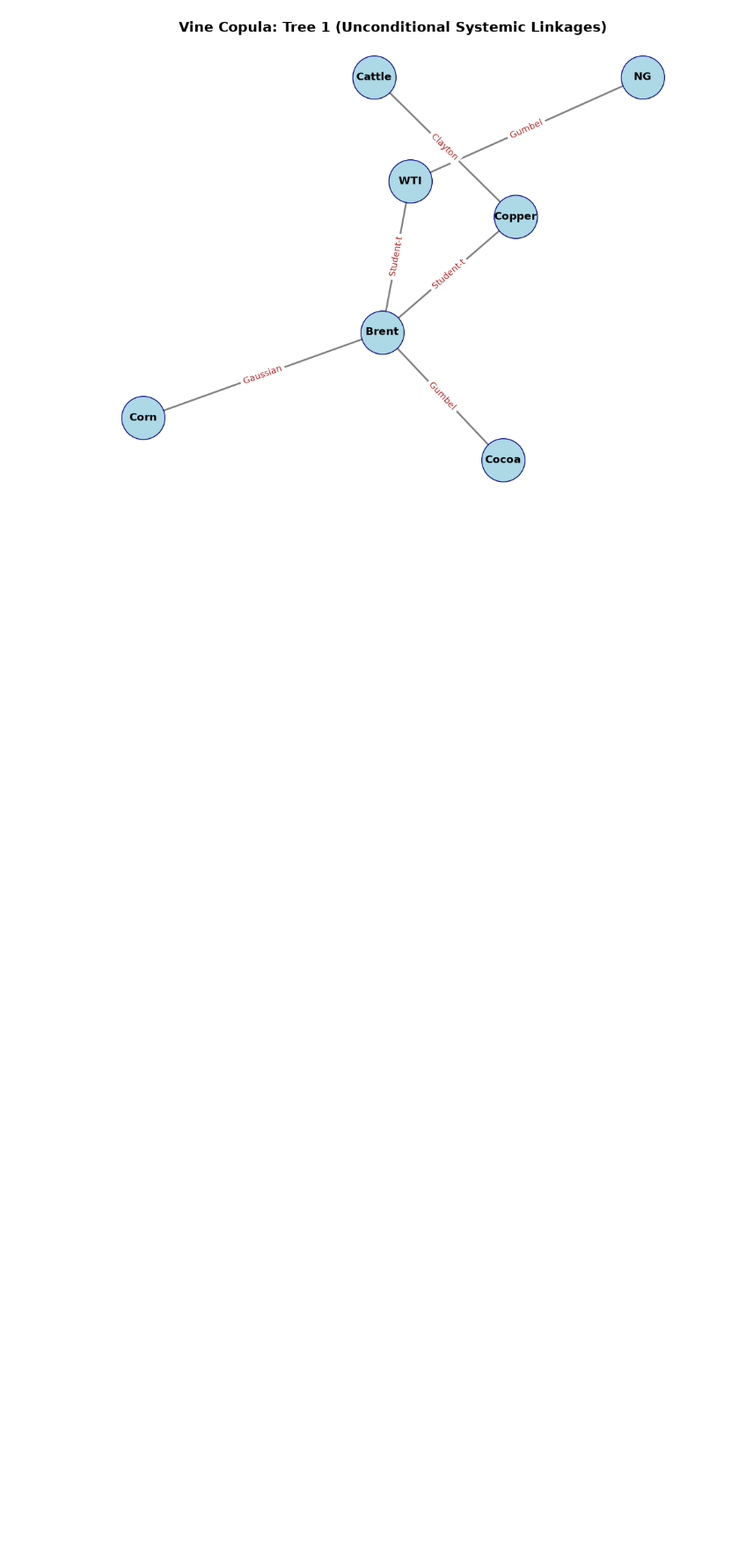
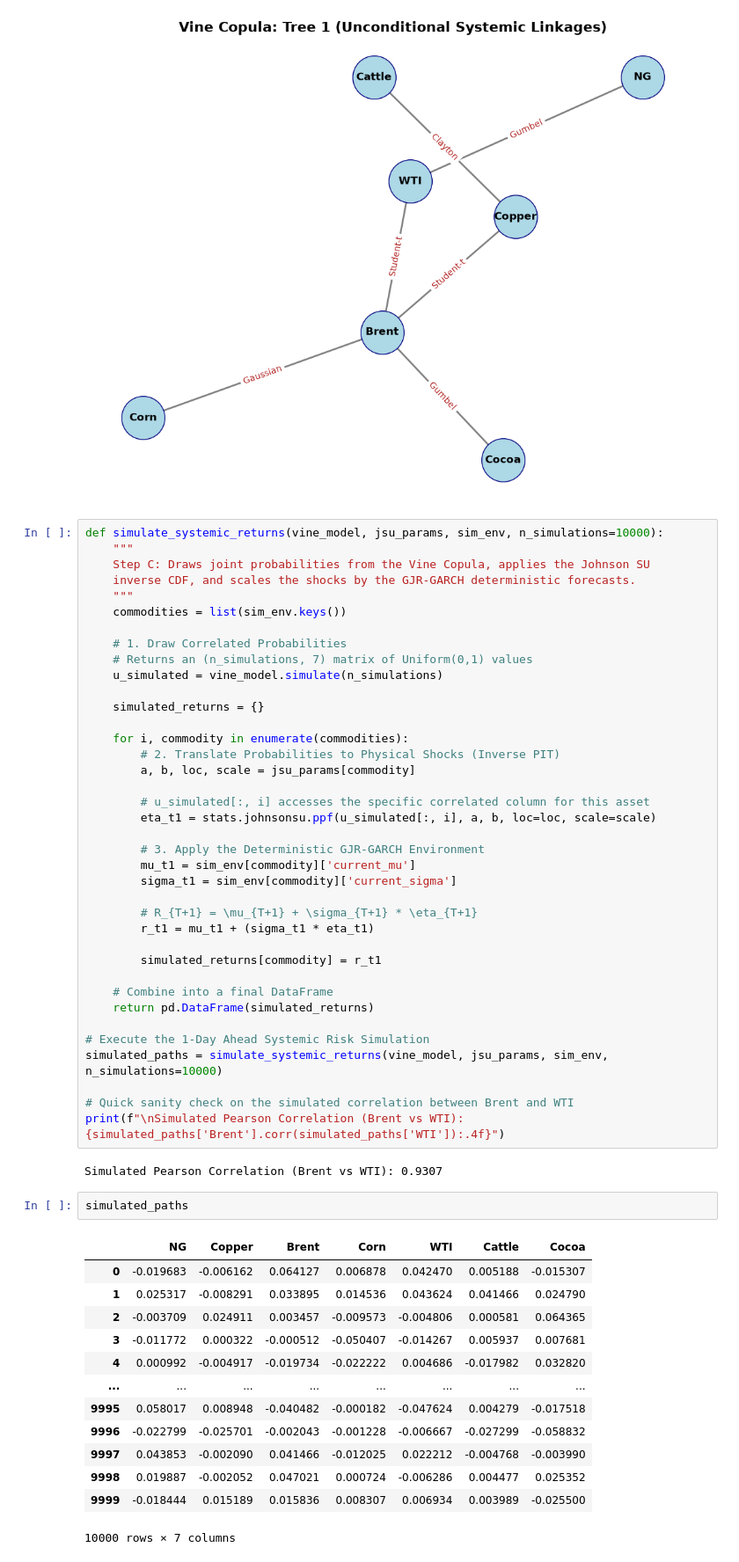
Before and after one commit to IanJ1998/Ian, a Jupyter notebook: CommodityProject/SystemicRiskCopulaProject/Modelling/Simulating.ipynb, the cells around one changed output. Shown at 88% size. Drawn from its saved outputs; the diff is of its cells as text; blank space fills up the shorter version.

```diff
--- a/CommodityProject/SystemicRiskCopulaProject/Modelling/Simulating.ipynb
+++ b/CommodityProject/SystemicRiskCopulaProject/Modelling/Simulating.ipynb
@@ -628,3 +627,59 @@ plt.tight_layout()
 plt.show()
 # %% [output]
 [figure]
+# %%
+def simulate_systemic_returns(vine_model, jsu_params, sim_env, n_simulations=10000):
+    """
+    Step C: Draws joint probabilities from the Vine Copula, applies the Johnson SU
+    inverse CDF, and scales the shocks by the GJR-GARCH deterministic forecasts.
+    """
+    commodities = list(sim_env.keys())
+
+    # 1. Draw Correlated Probabilities
+    # Returns an (n_simulations, 7) matrix of Uniform(0,1) values
+    u_simulated = vine_model.simulate(n_simulations)
+
+    simulated_returns = {}
+
+    for i, commodity in enumerate(commodities):
+        # 2. Translate Probabilities to Physical Shocks (Inverse PIT)
+        a, b, loc, scale = jsu_params[commodity]
+
+        # u_simulated[:, i] accesses the specific correlated column for this asset
+        eta_t1 = stats.johnsonsu.ppf(u_simulated[:, i], a, b, loc=loc, scale=scale)
+
+        # 3. Apply the Deterministic GJR-GARCH Environment
+        mu_t1 = sim_env[commodity]['current_mu']
+        sigma_t1 = sim_env[commodity]['current_sigma']
+
+        # R_{T+1} = \mu_{T+1} + \sigma_{T+1} * \eta_{T+1}
+        r_t1 = mu_t1 + (sigma_t1 * eta_t1)
+
+        simulated_returns[commodity] = r_t1
+
+    # Combine into a final DataFrame
+    return pd.DataFrame(simulated_returns)
+
+# Execute the 1-Day Ahead Systemic Risk Simulation
+simulated_paths = simulate_systemic_returns(vine_model, jsu_params, sim_env, n_simulations=10000)
+
+# Quick sanity check on the simulated correlation between Brent and WTI
+print(f"\nSimulated Pearson Correlation (Brent vs WTI): {simulated_paths['Brent'].corr(simulated_paths['WTI']):.4f}")
+# %% [output]
+Simulated Pearson Correlation (Brent vs WTI): 0.9307
+# %%
+simulated_paths
+# %% [output]
+|  | NG | Copper | Brent | Corn | WTI | Cattle | Cocoa |
+| 0 | -0.019683 | -0.006162 | 0.064127 | 0.006878 | 0.042470 | 0.005188 | -0.015307 |
+| 1 | 0.025317 | -0.008291 | 0.033895 | 0.014536 | 0.043624 | 0.041466 | 0.024790 |
+| 2 | -0.003709 | 0.024911 | 0.003457 | -0.009573 | -0.004806 | 0.000581 | 0.064365 |
+| 3 | -0.011772 | 0.000322 | -0.000512 | -0.050407 | -0.014267 | 0.005937 | 0.007681 |
+| 4 | 0.000992 | -0.004917 | -0.019734 | -0.022222 | 0.004686 | -0.017982 | 0.032820 |
+| ... | ... | ... | ... | ... | ... | ... | ... |
+| 9995 | 0.058017 | 0.008948 | -0.040482 | -0.000182 | -0.047624 | 0.004279 | -0.017518 |
+| 9996 | -0.022799 | -0.025701 | -0.002043 | -0.001228 | -0.006667 | -0.027299 | -0.058832 |
+| 9997 | 0.043853 | -0.002090 | 0.041466 | -0.012025 | 0.022212 | -0.004768 | -0.003990 |
+| 9998 | 0.019887 | -0.002052 | 0.047021 | 0.000724 | -0.006286 | 0.004477 | 0.025352 |
+| 9999 | -0.018444 | 0.015189 | 0.015836 | 0.008307 | 0.006934 | 0.003989 | -0.025500 |
+10000 rows × 7 columns
```
Also changed, not shown: parts of 1 cell of this notebook.
